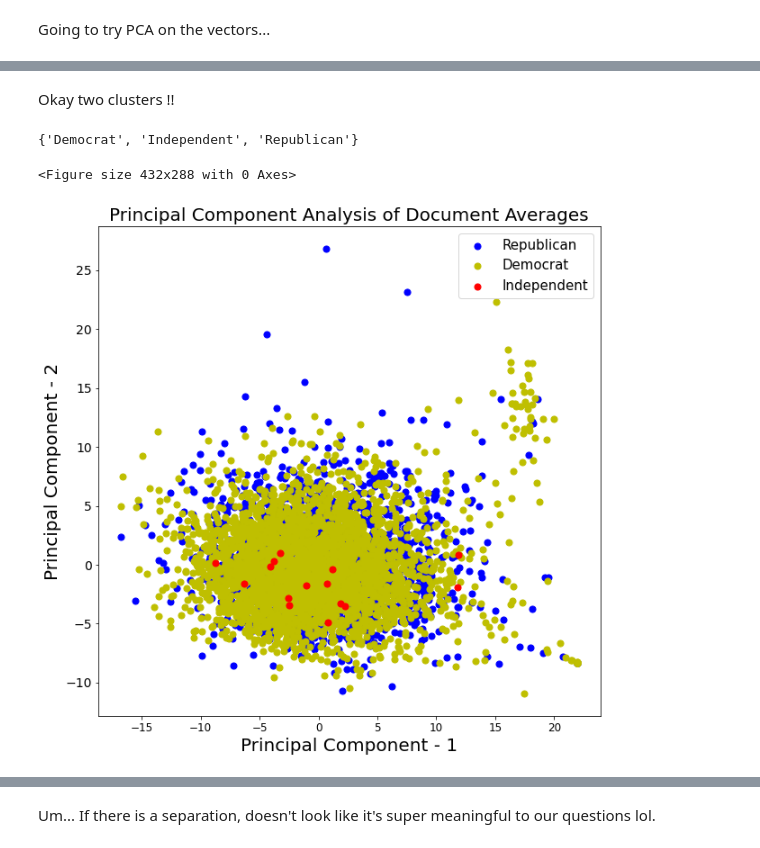
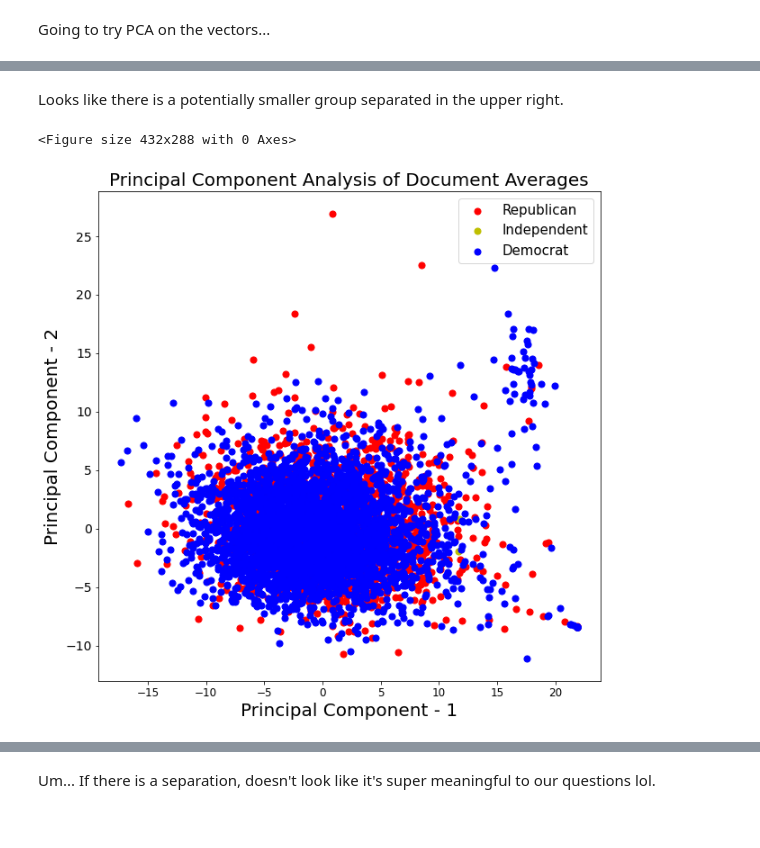
Before and after one commit to paulbsalamanca/CSS-Project-5-Team-6-Spring-2021, a Jupyter notebook: Project 5 Student.ipynb, the cells around one changed output, grey strips where cells are left out. Cells and saved outputs as stored; diff of their text form; code cells hidden in the pictures.

```diff
--- a/Project 5 Student.ipynb
+++ b/Project 5 Student.ipynb
@@ -1121,13 +1113,5 @@ sns.scatterplot(x = Y_pca[:, 0], y = Y_pca[:, 1])
-# %% [markdown]
-Okay two clusters !!
-# %%
-#congress_tweets.set_index(["party"]).count(level = 'party')
-
-congress_tweets.reset_index().groupby('party').count()
-
-set(congress_tweets['party'])
-# %% [output]
-{'Democrat', 'Independent', 'Republican'}
+# %% [markdown]
+Looks like there is a potentially smaller group separated in the upper right.
 # %%
 pca_df = pd.DataFrame(data = Y_pca
              , columns = ['principal component 1', 'principal component 2'])
@@ -1137,36 +1121,40 @@ plt.figure(figsize=(10,10))
 plt.xticks(fontsize=12)
 plt.yticks(fontsize=14)
 plt.xlabel('Principal Component - 1',fontsize=20)
 plt.ylabel('Principal Component - 2',fontsize=20)
 plt.title("Principal Component Analysis of Document Averages",fontsize=20)
-targets = set(congress_tweets['party'])
-colors = ['b','y', 'r']
+targets = list(set(congress_tweets['party']))
+colors = ["","",""]
+for i in range(0,3):
+    if targets[i] == "Republican": colors[i] = 'r'
+    elif targets[i] == "Democrat":  colors[i] = 'b'
+    elif targets[i] == "Independent": colors[i] = 'y'
 for target, color in zip(targets,colors):
     indicesToKeep = congress_tweets.reset_index()['party'] == target
     plt.scatter(pca_df.loc[indicesToKeep, 'principal component 1']
                , pca_df.loc[indicesToKeep, 'principal component 2'], c = color, s = 50)
 
 plt.legend(targets,prop={'size': 15})
 
 from adjustText import adjust_text
 texts = []
 
 # Append name_wikipedia to list
 # this looks very bad lol, too many names
 '''for word in pca_df.index:
     texts.append(plt.text(pca_df.loc[word, 'principal component 1'],
                           pca_df.loc[word, 'principal component 1'],
                           congress_tweets.reset_index().loc[word, 'name_wikipedia'], fontsize = 8))
 
 # Plot text using adjust_text (because overlapping text is hard to read)
 adjust_text(texts, force_points = 0.4, force_text = 0.4,
             expand_points = (2,1), expand_text = (1,2),
             arrowprops = dict(arrowstyle = "-", color = 'black', lw = 0.5))'''
 
 plt.show()
 # %% [output]
 <Figure size 432x288 with 0 Axes>
-[figure, old version]
+[figure, new version]
 # %%
 plt.figure()
 plt.figure(figsize=(10,10))
```
Also changed, not shown: parts of 29 cells of this notebook.
